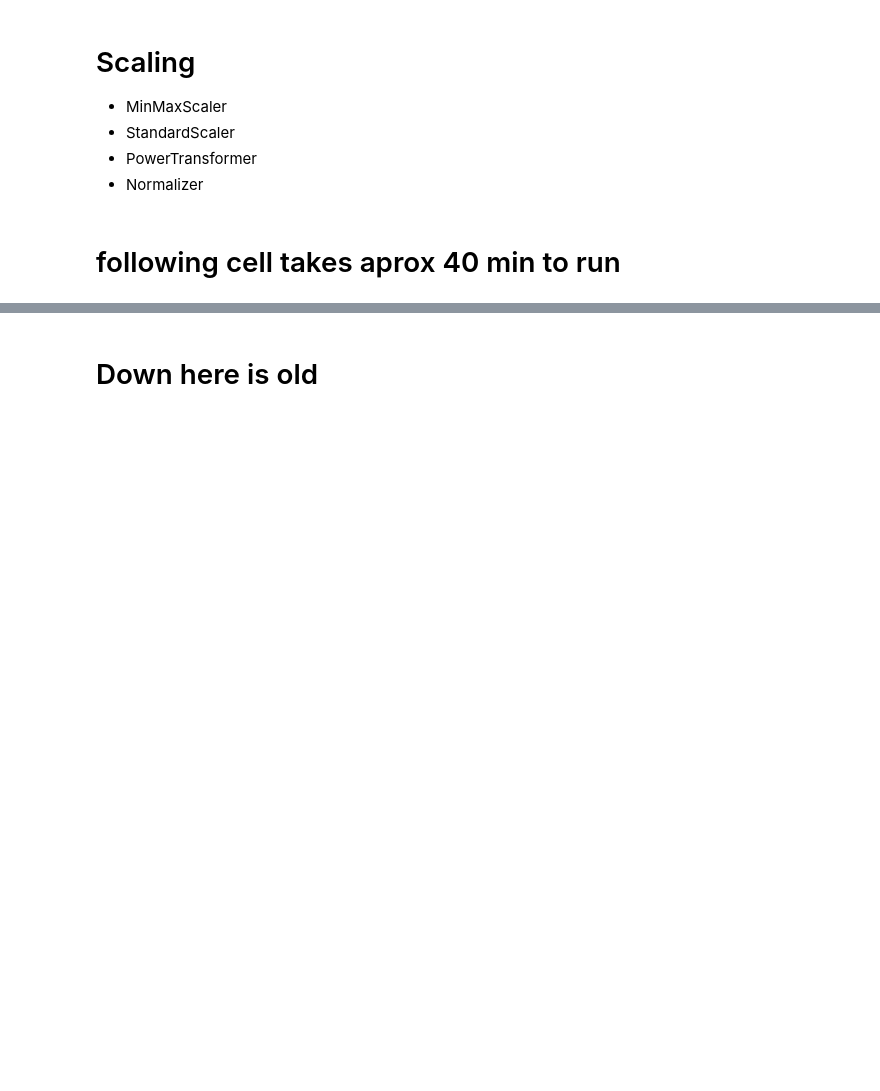
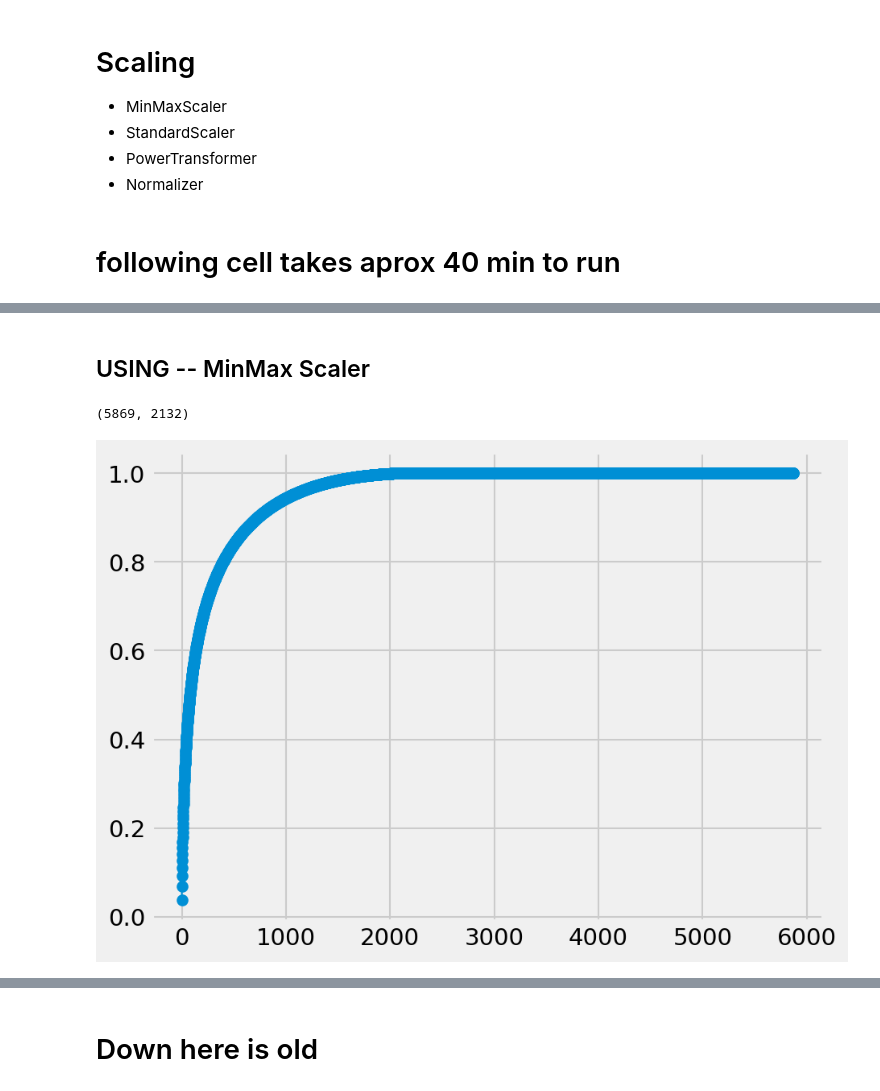
Before and after one commit to Parolps/Projeto-3, a Jupyter notebook: notebooks/feature_selection.ipynb, the cells around one changed output, grey strips where cells are left out. Drawn from its saved outputs; the diff is of its cells as text; code cells hidden in the pictures; blank space fills up the shorter version.

Commit message:
feature selection using PCA and FeatImportances

```diff
--- a/notebooks/feature_selection.ipynb
+++ b/notebooks/feature_selection.ipynb
@@ -195,0 +182,26 @@ plt.show()
+# %% [markdown]
+## USING -- MinMax Scaler
+# %%
+from sklearn.preprocessing import MinMaxScaler
+
+scaler = MinMaxScaler()
+
+X_train_simpcv_scaled = scaler.fit_transform(X_train_simpcv)
+X_val_simpcv_scaled = scaler.transform(X_val_simpcv)
+# %%
+X_train_simpcv.shape
+# %% [output]
+(5869, 2132)
+# %%
+from sklearn.decomposition import KernelPCA
+
+kpca = KernelPCA(n_components=5869, kernel="linear")
+
+X_train_simpcv_scaled_kpca = kpca.fit_transform(X_train_simpcv_scaled)
+# %%
+to_plot_lin = np.cumsum(kpca.eigenvalues_) / np.sum(kpca.eigenvalues_)
+
+plt.plot(range(0, len(to_plot_lin)), to_plot_lin, marker="o", linewidth=1)
+plt.show()
+# %% [output]
+[figure, added]
```
Also changed, not shown: parts of 21 cells of this notebook, 3 other files.
